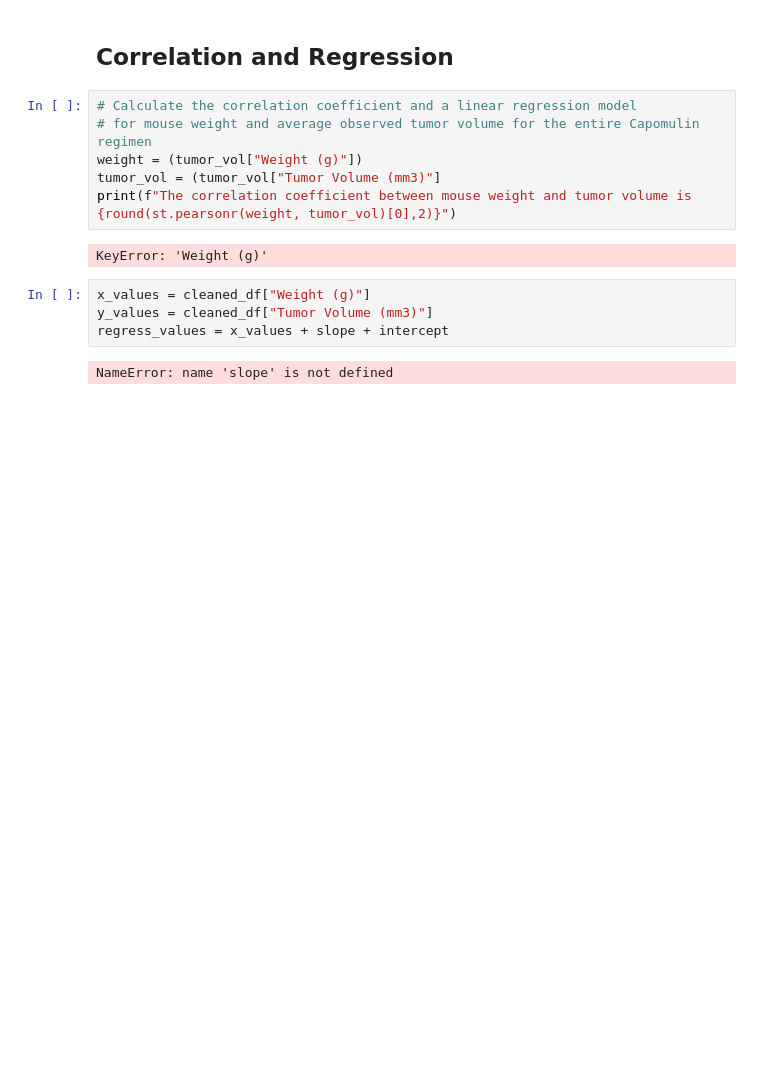
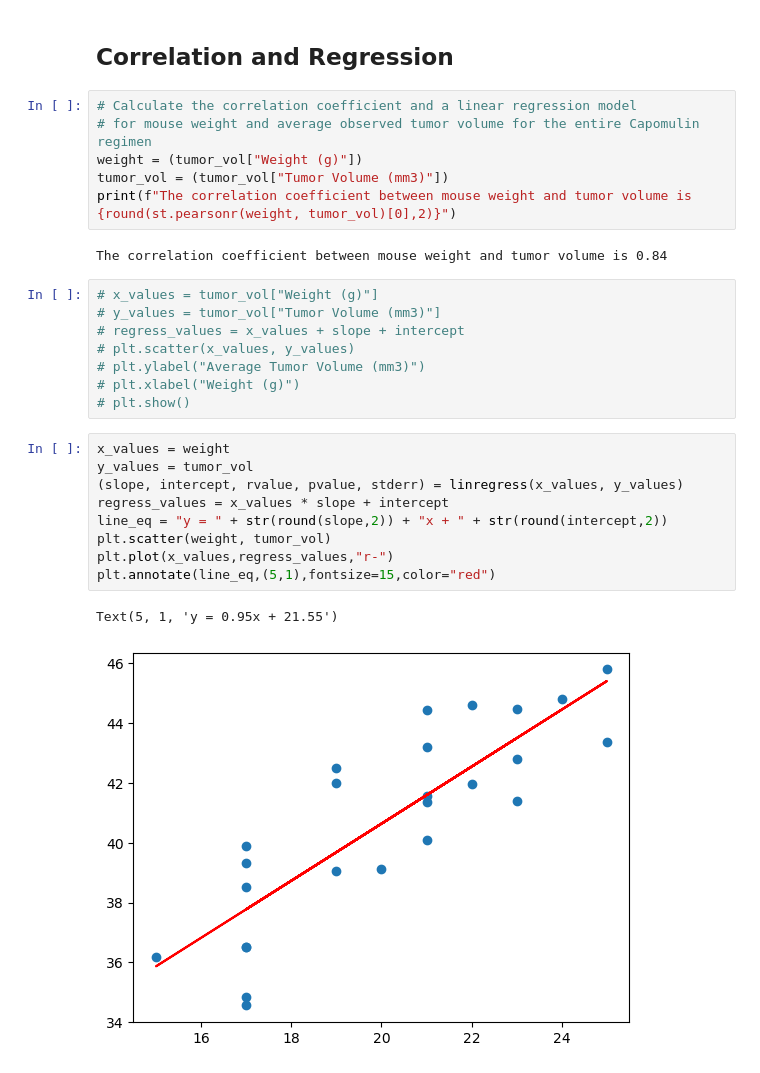
Before and after one commit to KDR9577/MatPlotlib, a Jupyter notebook: MatPlotlib/pymaceuticals_starter.ipynb, the cells around one changed output. Cells and saved outputs as stored; diff of their text form; blank space fills up the shorter version.

Commit message:
added linear regression model. assignment now complete

```diff
--- a/MatPlotlib/pymaceuticals_starter.ipynb
+++ b/MatPlotlib/pymaceuticals_starter.ipynb
@@ -288,13 +289,27 @@ plt.show()
 # Calculate the correlation coefficient and a linear regression model
 # for mouse weight and average observed tumor volume for the entire Capomulin regimen
 weight = (tumor_vol["Weight (g)"])
-tumor_vol = (tumor_vol["Tumor Volume (mm3)"]
+tumor_vol = (tumor_vol["Tumor Volume (mm3)"])
 print(f"The correlation coefficient between mouse weight and tumor volume is {round(st.pearsonr(weight, tumor_vol)[0],2)}")
 # %% [output]
-KeyError: 'Weight (g)'
+The correlation coefficient between mouse weight and tumor volume is 0.84
 # %%
-x_values = cleaned_df["Weight (g)"]
-y_values = cleaned_df["Tumor Volume (mm3)"]
-regress_values = x_values + slope + intercept
+# x_values = tumor_vol["Weight (g)"]
+# y_values = tumor_vol["Tumor Volume (mm3)"]
+# regress_values = x_values + slope + intercept
+# plt.scatter(x_values, y_values)
+# plt.ylabel("Average Tumor Volume (mm3)")
+# plt.xlabel("Weight (g)")
+# plt.show()
-# %% [output]
-NameError: name 'slope' is not defined
+# %%
+x_values = weight
+y_values = tumor_vol
+(slope, intercept, rvalue, pvalue, stderr) = linregress(x_values, y_values)
+regress_values = x_values * slope + intercept
+line_eq = "y = " + str(round(slope,2)) + "x + " + str(round(intercept,2))
+plt.scatter(weight, tumor_vol)
+plt.plot(x_values,regress_values,"r-")
+plt.annotate(line_eq,(5,1),fontsize=15,color="red")
+# %% [output]
+Text(5, 1, 'y = 0.95x + 21.55')
+[figure, added]
```
Also changed, not shown: parts of 1 cell of this notebook.
